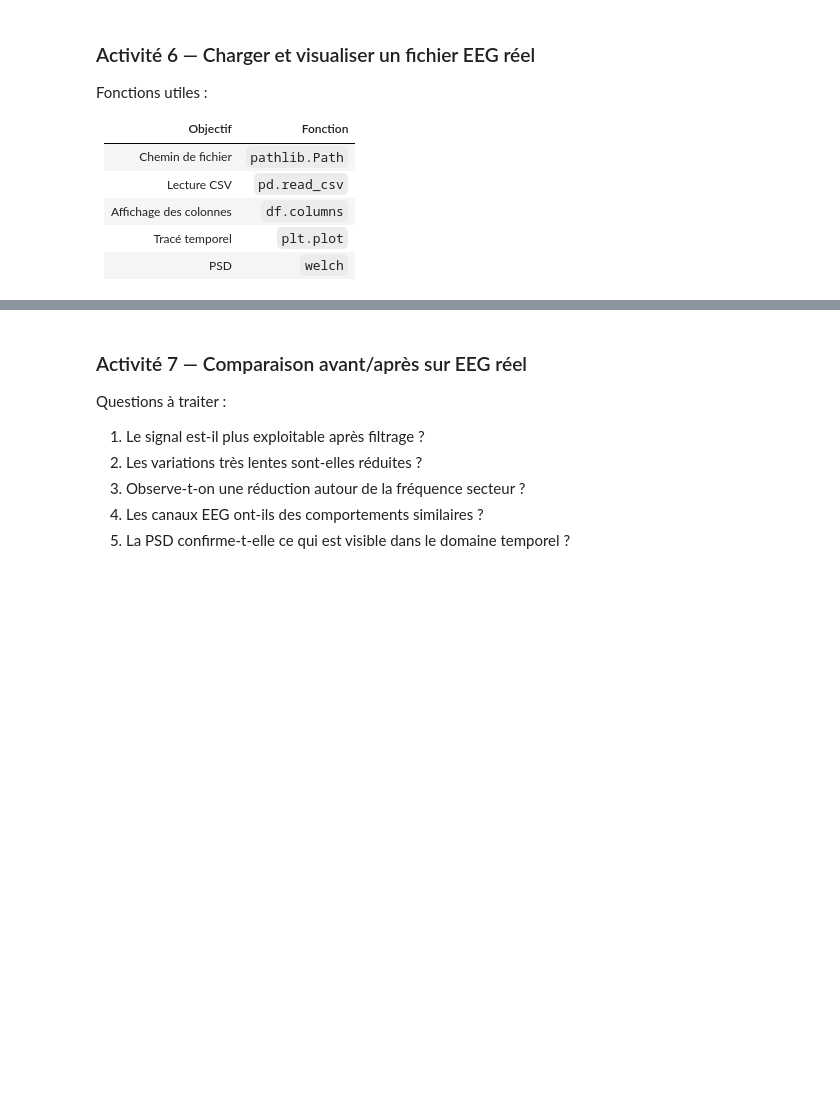
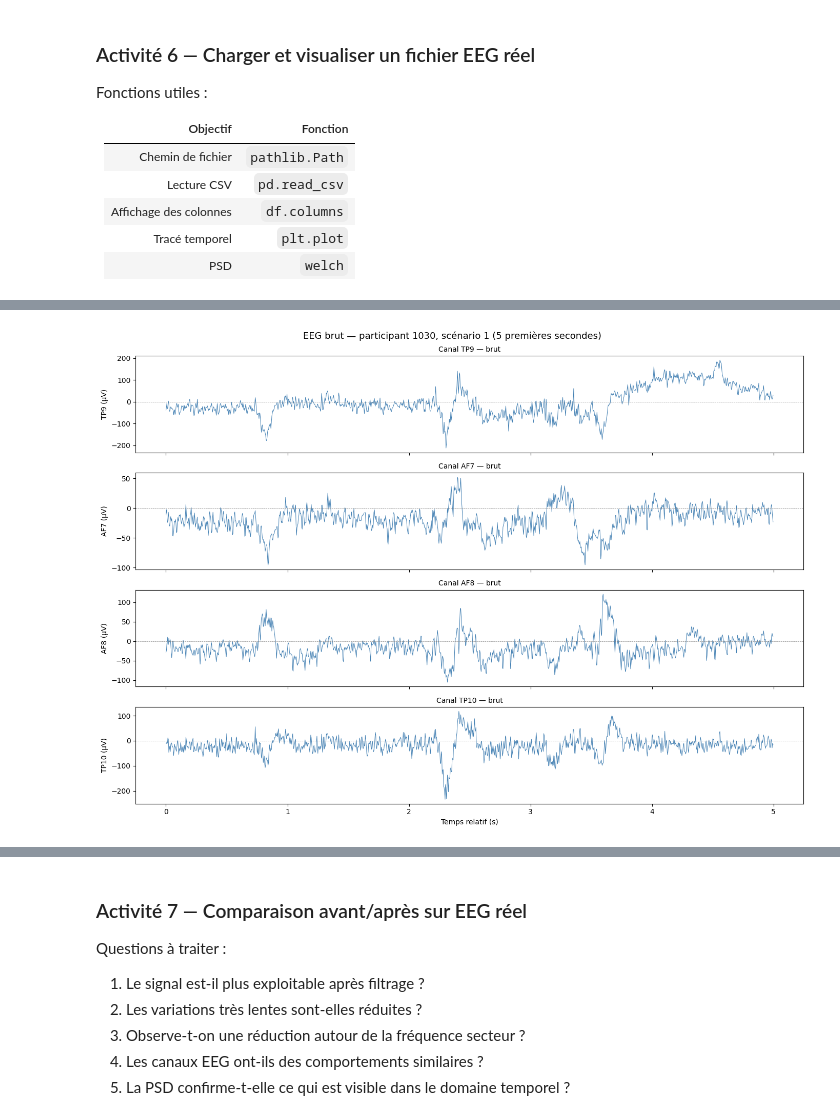
Before and after one commit to Paul72-hub/Neuronanale, a Jupyter notebook: TD3.ipynb, the cells around one changed output, grey strips where cells are left out. Saved outputs shown, nothing was run; the diff lists cells and outputs as text; code cells hidden in the pictures; blank space fills up the shorter version.

```diff
--- a/TD3.ipynb
+++ b/TD3.ipynb
@@ -361,4 +763,86 @@ Fonctions utiles :
 | Tracé temporel | `plt.plot` |
 | PSD | `welch` |
 # %%
-# Activité 6 — Charger ici un fichier EEG du dataset CL-Drive.
+from pathlib import Path
+import pandas as pd
+import matplotlib.pyplot as plt
+from scipy.signal import welch
+
+# ── Chemin du dataset ─────────────────────────────────────────────────────────
+# Modifier ce chemin si le dataset est ailleurs sur ta machine
+DATASET_ROOT = Path(r"c:\Users\pault\OneDrive\Documents\neurone\Neuronanale\CL-Drive")
+EEG_DIR      = DATASET_ROOT / "EEG"
+
+# Choisir un participant et un scénario de conduite (niveau 1 à 9)
+participant = "1030"
+level       = 1
+
+csv_path = EEG_DIR / participant / f"eeg_data_level_{level}.csv"
+print(f"Chargement : {csv_path}")
+assert csv_path.exists(), f"Fichier introuvable : {csv_path}"
+
+# ── Chargement ────────────────────────────────────────────────────────────────
+df = pd.read_csv(csv_path)
+print(f"\nShape      : {df.shape}  ({df.shape[0]/256:.1f} s à 256 Hz)")
+print(f"Colonnes   : {df.columns.tolist()}")
+print(f"\n5 premières lignes :")
+print(df.head(5).to_string())
+
+# ── Vérification NaN ──────────────────────────────────────────────────────────
+nan_counts = df.isna().sum()
+print(f"\nNaN par colonne :\n{nan_counts.to_string()}")
+
+# ── Paramètres ────────────────────────────────────────────────────────────────
+fs       = 256
+EEG_COLS = ["TP9", "AF7", "AF8", "TP10"]
+
+# Temps relatif (le Timestamp commence à 120 s dans CL-Drive)
+t      = df["Timestamp"].values
+t_rel  = t - t[0]   # ramène à 0 pour la lisibilité
+mask_t = t_rel < 5  # zoom sur les 5 premières secondes
+
+# ── Tracé temporel — 4 canaux ─────────────────────────────────────────────────
+fig, axes = plt.subplots(4, 1, figsize=(14, 10), sharex=True)
+
+for ax, col in zip(axes, EEG_COLS):
+    ax.plot(t_rel[mask_t], df[col].values[mask_t], linewidth=0.7, color="steelblue")
+    ax.set_ylabel(f"{col} (µV)", fontsize=10)
+    ax.set_title(f"Canal {col} — brut", fontsize=10)
+    # Ajouter une ligne à y=0 pour repérer la ligne de base
+    ax.axhline(0, color="gray", linewidth=0.5, linestyle="--")
+
+axes[-1].set_xlabel("Temps relatif (s)")
+plt.suptitle(
+    f"EEG brut — participant {participant}, scénario {level} (5 premières secondes)",
+    fontsize=13
+)
+plt.tight_layout()
+plt.show()
+
+# ── PSD par canal ─────────────────────────────────────────────────────────────
+# nperseg = 2*fs : fenêtres de 2 s → résolution fréquentielle 0.5 Hz
+fig, axes = plt.subplots(2, 2, figsize=(12, 8))
+
+for ax, col in zip(axes.flat, EEG_COLS):
+    freqs, psd = welch(df[col].values, fs=fs, nperseg=fs * 2)
+    ax.semilogy(freqs, psd, color="steelblue", linewidth=0.8)
+    ax.axvline(60, color="red", linestyle="--", linewidth=1, label="60 Hz (secteur)")
+    ax.axvline(0.4, color="orange", linestyle=":", linewidth=1, label="0.4 Hz (lowcut)")
+    ax.set_title(f"PSD brute — {col}", fontsize=11)
+    ax.set_xlabel("Fréquence (Hz)")
+    ax.set_ylabel("Puissance (µV²/Hz)")
+    ax.legend(fontsize=8)
+
+plt.suptitle(
+    f"PSD brute — participant {participant}, scénario {level}",
+    fontsize=13
+)
+plt.tight_layout()
+plt.show()
+
+print(f"\nObservations :")
+print(f"  • Le signal temporel oscille autour d'une ligne de base légèrement dérivante.")
+print(f"  • La PSD montre l'énergie répartie sur les bandes EEG (delta 0–4 Hz, alpha ~10 Hz…)")
+print(f"  • Un éventuel pic à 60 Hz révèle le bruit secteur.")
+print(f"  • Les canaux frontaux (AF7/AF8) ont souvent plus d'artefacts que les temporaux (TP9/TP10).")
+# %% [output]
@@ -364,0 +868 @@ Fonctions utiles :
+[figure, added]
```
Also changed, not shown: parts of 23 cells of this notebook, 2 other files.
